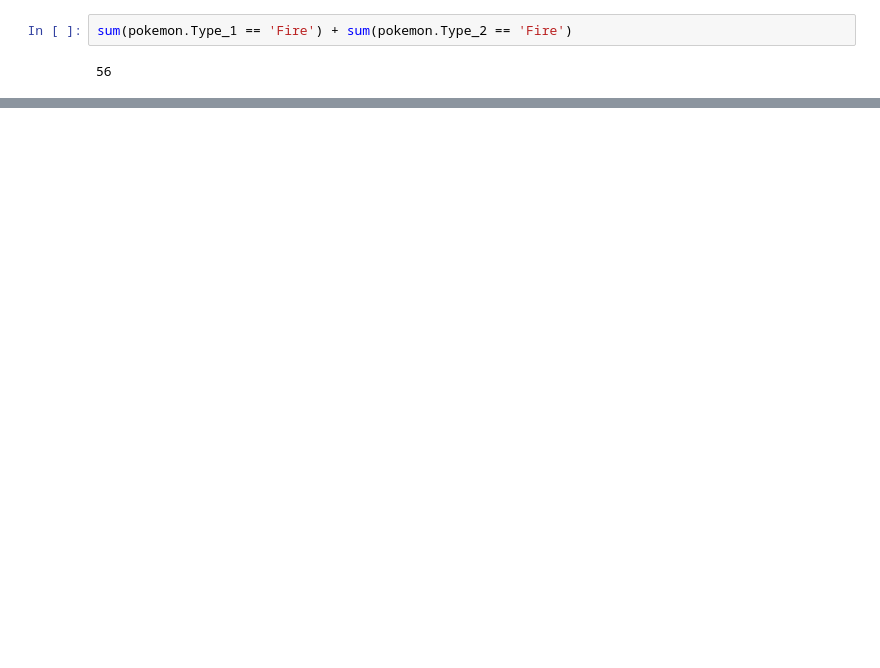
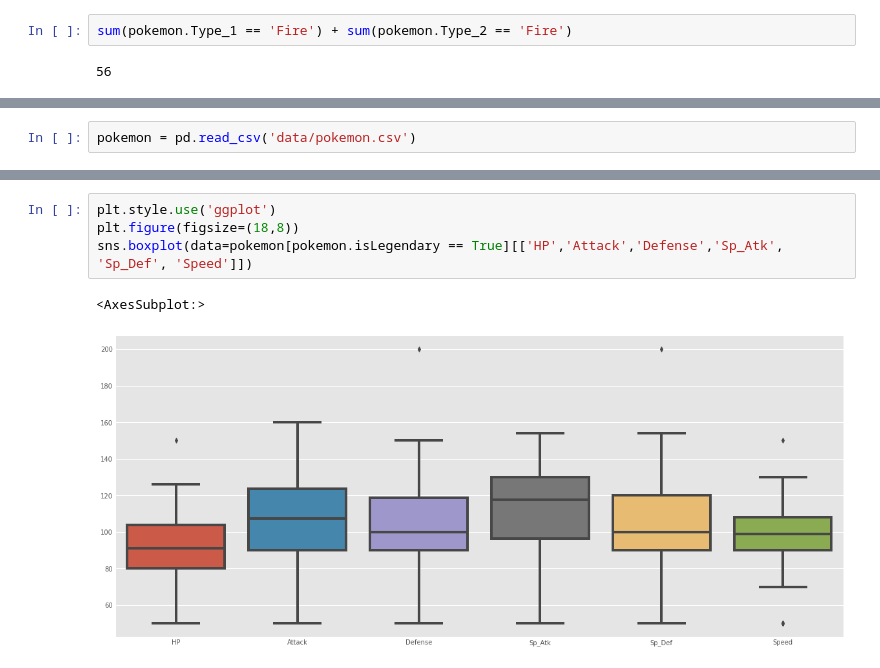
Before and after one commit to jebersabe/EDA-Projects, a Jupyter notebook: PS2 - CS129.ipynb, the cells around one changed output, grey strips where cells are left out. Cells and saved outputs as stored; diff of their text form; blank space fills up the shorter version.

```diff
--- a/PS2 - CS129.ipynb
+++ b/PS2 - CS129.ipynb
@@ -72,0 +104,2 @@ sum(pokemon.Type_1 == 'Fire') + sum(pokemon.Type_2 == 'Fire')
+# %%
+pokemon = pd.read_csv('data/pokemon.csv')
@@ -72,0 +149,7 @@ sum(pokemon.Type_1 == 'Fire') + sum(pokemon.Type_2 == 'Fire')
+# %%
+plt.style.use('ggplot')
+plt.figure(figsize=(18,8))
+sns.boxplot(data=pokemon[pokemon.isLegendary == True][['HP','Attack','Defense','Sp_Atk', 'Sp_Def', 'Speed']])
+# %% [output]
+<AxesSubplot:>
+[figure, added]
```
Also changed, not shown: parts of 14 cells of this notebook, 1 other file.
